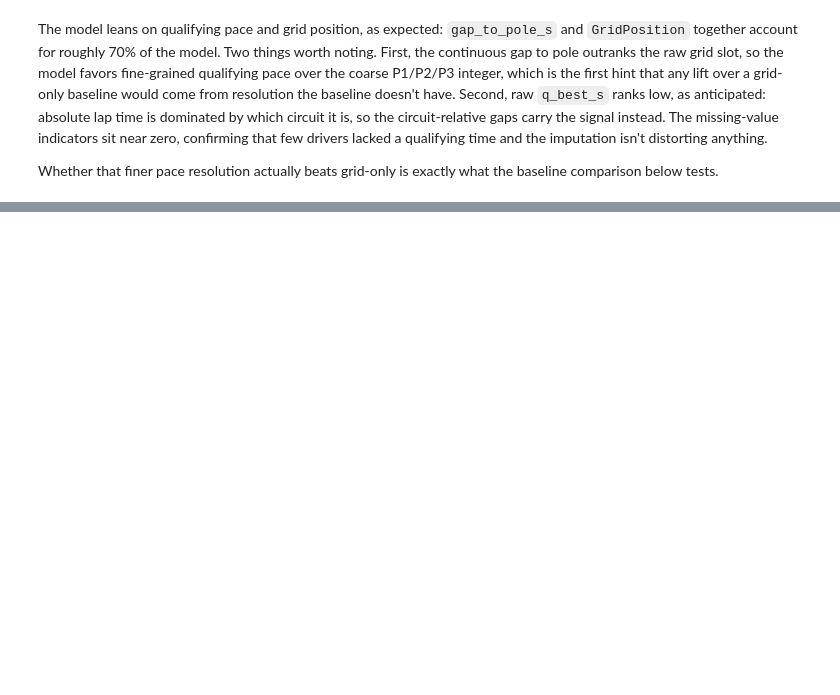
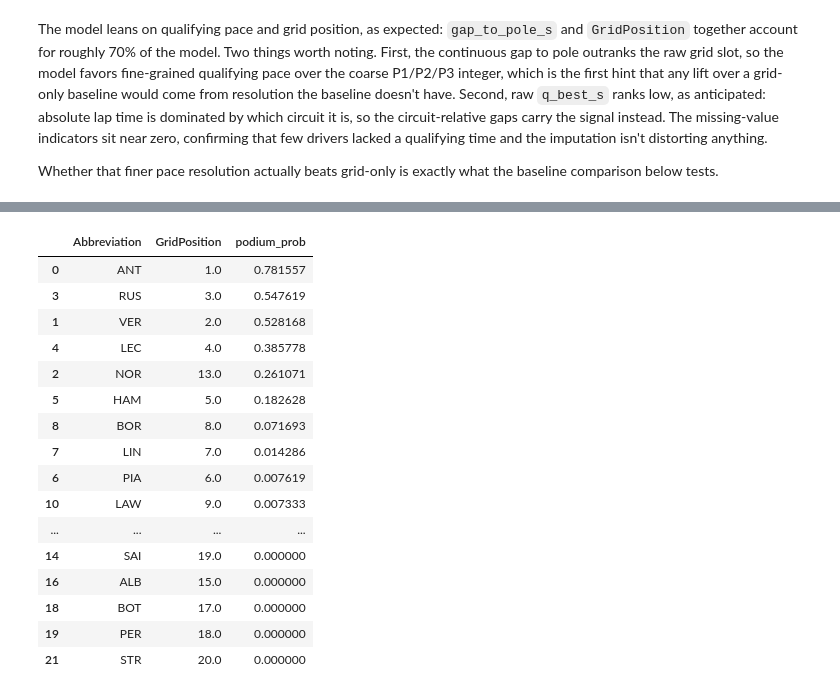
Before and after one commit to ipolishc22/f1-predictor, a Jupyter notebook: notebooks/podium_predictor_build.ipynb, the cells around one changed output, grey strips where cells are left out. Saved outputs shown, nothing was run; the diff lists cells and outputs as text; code cells hidden in the pictures; blank space fills up the shorter version.

```diff
--- a/notebooks/podium_predictor_build.ipynb
+++ b/notebooks/podium_predictor_build.ipynb
@@ -201,0 +165,24 @@ valid_results[['Abbreviation', 'GridPosition', 'finished_top_3', 'podium_prob']]
+# %%
+# Belgian GP predictions updated after the race, using only features available pre race
+test_df = test_df.copy()
+test_df['podium_prob'] = m.predict_proba(X_test)[:, 1]
+
+test_df[['Abbreviation', 'GridPosition', 'podium_prob']].sort_values('podium_prob', ascending=False)
+# %% [output]
+|  | Abbreviation | GridPosition | podium_prob |
+| 0 | ANT | 1.0 | 0.781557 |
+| 3 | RUS | 3.0 | 0.547619 |
+| 1 | VER | 2.0 | 0.528168 |
+| 4 | LEC | 4.0 | 0.385778 |
+| 2 | NOR | 13.0 | 0.261071 |
+| 5 | HAM | 5.0 | 0.182628 |
+| 8 | BOR | 8.0 | 0.071693 |
+| 7 | LIN | 7.0 | 0.014286 |
+| 6 | PIA | 6.0 | 0.007619 |
+| 10 | LAW | 9.0 | 0.007333 |
+| ... | ... | ... | ... |
+| 14 | SAI | 19.0 | 0.000000 |
+| 16 | ALB | 15.0 | 0.000000 |
+| 18 | BOT | 17.0 | 0.000000 |
+| 19 | PER | 18.0 | 0.000000 |
+| 21 | STR | 20.0 | 0.000000 |
```
Also changed, not shown: parts of 15 cells of this notebook.
